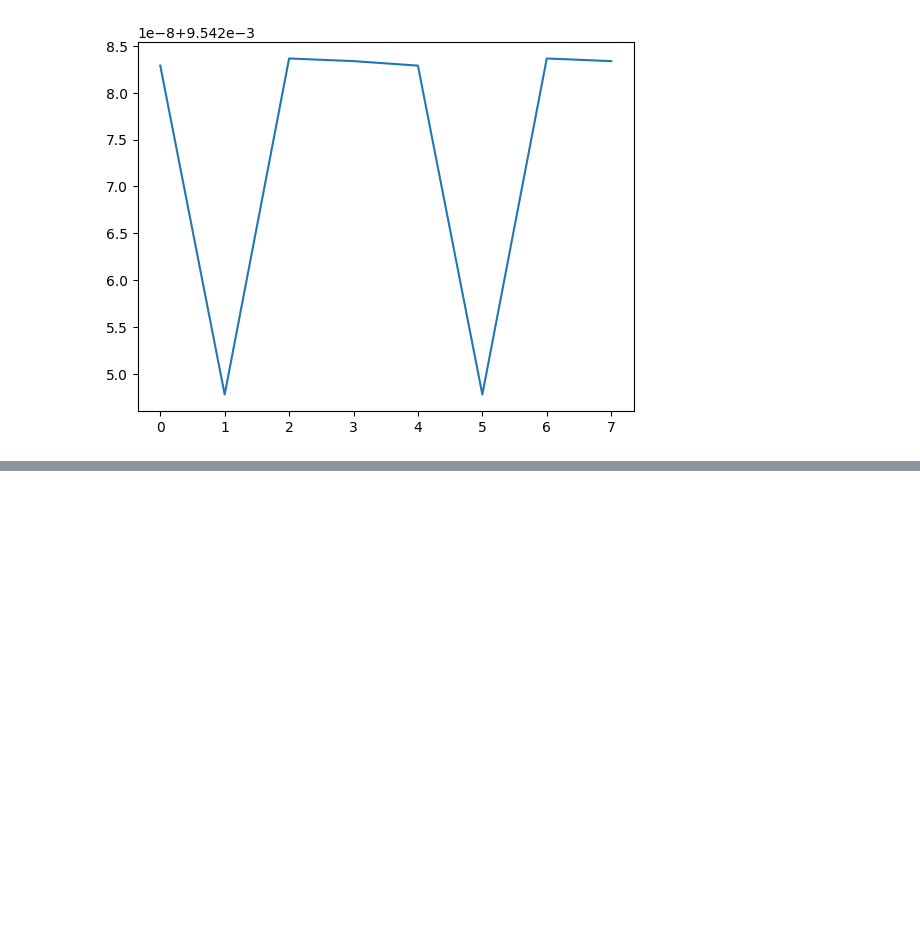
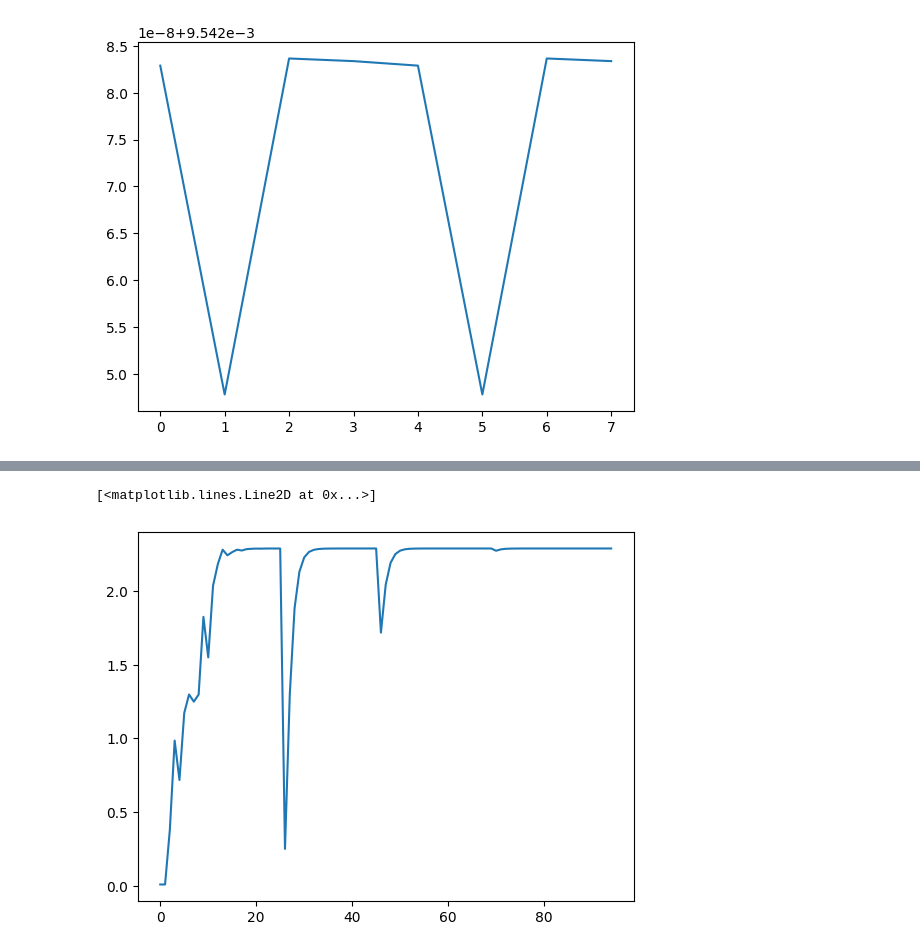
Before and after one commit to justinmiller33/3dasm_project, a Jupyter notebook: Optimization.ipynb, the cells around one changed output, grey strips where cells are left out. Drawn from its saved outputs; the diff is of its cells as text; code cells hidden in the pictures; blank space fills up the shorter version.

```diff
--- a/Optimization.ipynb
+++ b/Optimization.ipynb
@@ -640,0 +718,5 @@ plt.plot(energy_converge_space)
+# %%
+plt.plot(sigma_converge_space)
+# %% [output]
+[<matplotlib.lines.Line2D at 0x...>]
+[figure, added]
```
Also changed, not shown: parts of 12 cells of this notebook.
